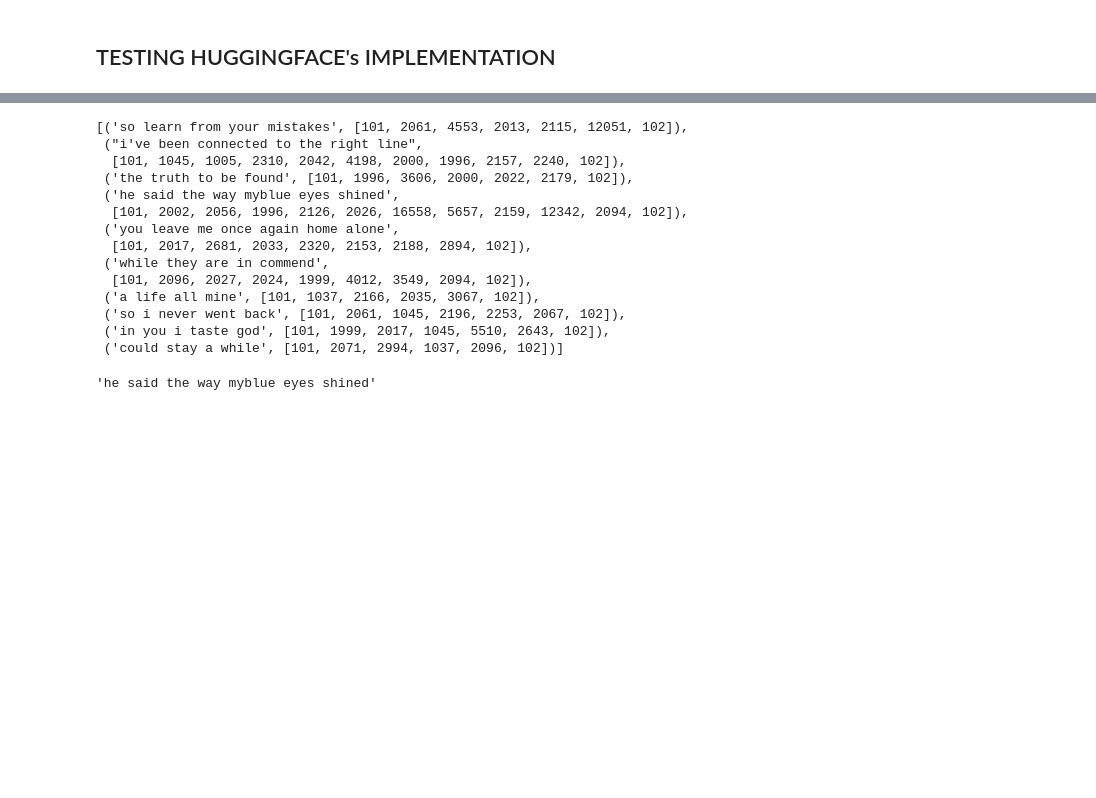
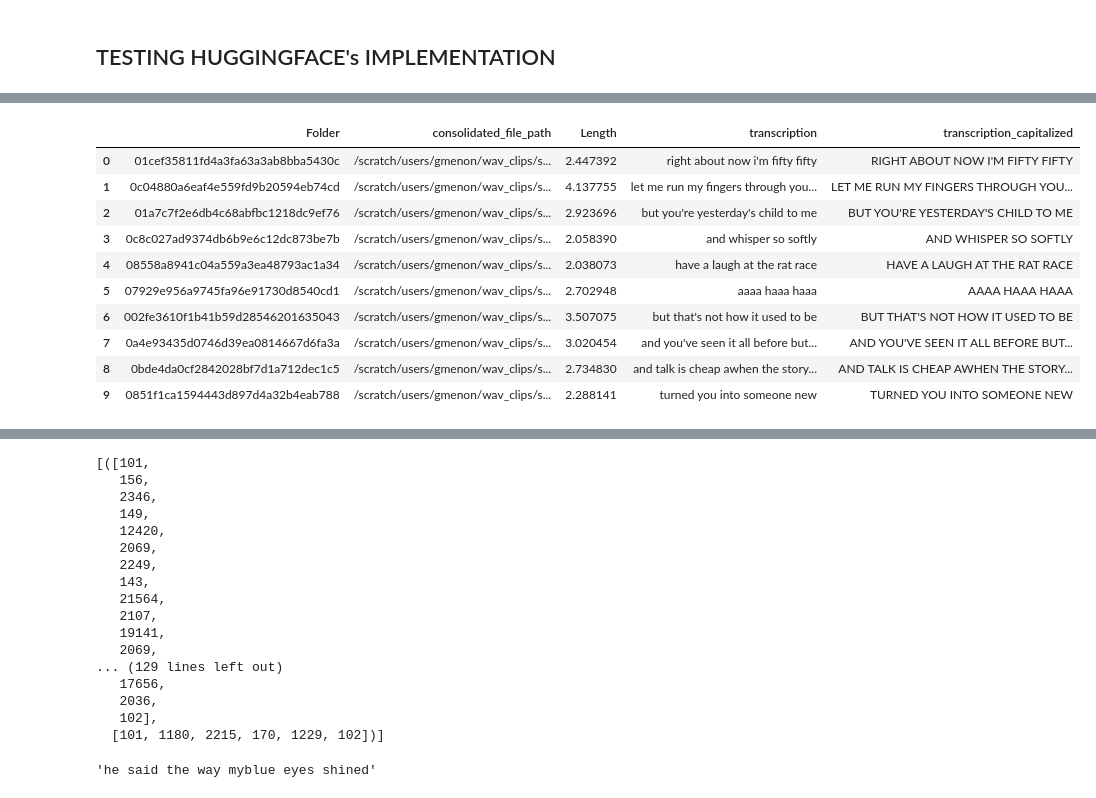
Before and after one commit to greeshmasmenon/songsLyricsGenerator, a Jupyter notebook: src/notebooks/Seq2Seq + Wav2vec2.ipynb, the cells around one changed output, grey strips where cells are left out. Saved outputs shown, nothing was run; the diff lists cells and outputs as text; code cells hidden in the pictures; blank space fills up the shorter version.

```diff
--- a/src/notebooks/Seq2Seq + Wav2vec2.ipynb
+++ b/src/notebooks/Seq2Seq + Wav2vec2.ipynb
@@ -1398,5 +1186,20 @@ Prediction: На этом принципе основывается и наша
 # %%
 import pandas as pd
+# %%
+train_df = pd.read_csv(WAV2VEC2_ARGS.TRAIN_FILE_PATH).head(10)
+train_df
+# %% [output]
+|  | Folder | consolidated_file_path | Length | transcription | transcription_capitalized |
+| 0 | 01cef35811fd4a3fa63a3ab8bba5430c | /scratch/users/gmenon/wav_clips/s... | 2.447392 | right about now i'm fifty fifty | RIGHT ABOUT NOW I'M FIFTY FIFTY |
+| 1 | 0c04880a6eaf4e559fd9b20594eb74cd | /scratch/users/gmenon/wav_clips/s... | 4.137755 | let me run my fingers through you... | LET ME RUN MY FINGERS THROUGH YOU... |
+| 2 | 01a7c7f2e6db4c68abfbc1218dc9ef76 | /scratch/users/gmenon/wav_clips/s... | 2.923696 | but you're yesterday's child to me | BUT YOU'RE YESTERDAY'S CHILD TO ME |
+| 3 | 0c8c027ad9374db6b9e6c12dc873be7b | /scratch/users/gmenon/wav_clips/s... | 2.058390 | and whisper so softly | AND WHISPER SO SOFTLY |
+| 4 | 08558a8941c04a559a3ea48793ac1a34 | /scratch/users/gmenon/wav_clips/s... | 2.038073 | have a laugh at the rat race | HAVE A LAUGH AT THE RAT RACE |
+| 5 | 07929e956a9745fa96e91730d8540cd1 | /scratch/users/gmenon/wav_clips/s... | 2.702948 | aaaa haaa haaa | AAAA HAAA HAAA |
+| 6 | 002fe3610f1b41b59d28546201635043 | /scratch/users/gmenon/wav_clips/s... | 3.507075 | but that's not how it used to be | BUT THAT'S NOT HOW IT USED TO BE |
+| 7 | 0a4e93435d0746d39ea0814667d6fa3a | /scratch/users/gmenon/wav_clips/s... | 3.020454 | and you've seen it all before but... | AND YOU'VE SEEN IT ALL BEFORE BUT... |
+| 8 | 0bde4da0cf2842028bf7d1a712dec1c5 | /scratch/users/gmenon/wav_clips/s... | 2.734830 | and talk is cheap awhen the story... | AND TALK IS CHEAP AWHEN THE STORY... |
+| 9 | 0851f1ca1594443d897d4a32b4eab788 | /scratch/users/gmenon/wav_clips/s... | 2.288141 | turned you into someone new | TURNED YOU INTO SOMEONE NEW |
 # %%
 validation_df = pd.read_csv(WAV2VEC2_ARGS.TEST_FILE_PATH).head(10)
 validation_df
@@ -1418,20 +1222,23 @@ bert_tokenizer = BertTokenizer.from_pretrained('bert-base-uncased')
 # %%
-[a for a in zip(list(validation_df["transcription"]),bert_tokenizer(list(validation_df["transcription"])).input_ids)]
+[a for a in zip(bert_tokenizer(list(validation_df["transcription_capitalized"])).input_ids,bert_tokenizer(list(validation_df["transcription"])).input_ids)]
 # %% [output]
-[('so learn from your mistakes', [101, 2061, 4553, 2013, 2115, 12051, 102]),
- ("i've been connected to the right line",
-  [101, 1045, 1005, 2310, 2042, 4198, 2000, 1996, 2157, 2240, 102]),
- ('the truth to be found', [101, 1996, 3606, 2000, 2022, 2179, 102]),
- ('he said the way myblue eyes shined',
-  [101, 2002, 2056, 1996, 2126, 2026, 16558, 5657, 2159, 12342, 2094, 102]),
- ('you leave me once again home alone',
-  [101, 2017, 2681, 2033, 2320, 2153, 2188, 2894, 102]),
- ('while they are in commend',
-  [101, 2096, 2027, 2024, 1999, 4012, 3549, 2094, 102]),
- ('a life all mine', [101, 1037, 2166, 2035, 3067, 102]),
- ('so i never went back', [101, 2061, 1045, 2196, 2253, 2067, 102]),
- ('in you i taste god', [101, 1999, 2017, 1045, 5510, 2643, 102]),
- ('could stay a while', [101, 2071, 2994, 1037, 2096, 102])]
+[([101,
+   156,
+   2346,
+   149,
+   12420,
+   2069,
+   2249,
+   143,
+   21564,
+   2107,
+   19141,
+   2069,
+... (129 lines left out)
+   17656,
+   2036,
+   102],
+  [101, 1180, 2215, 170, 1229, 102])]
 # %%
 bert_tokenizer.decode(bert_tokenizer(list(validation_df["transcription"])).input_ids[3],skip_special_tokens=True)
 # %% [output]
```
Also changed, not shown: parts of 31 cells of this notebook, 2 other files.
